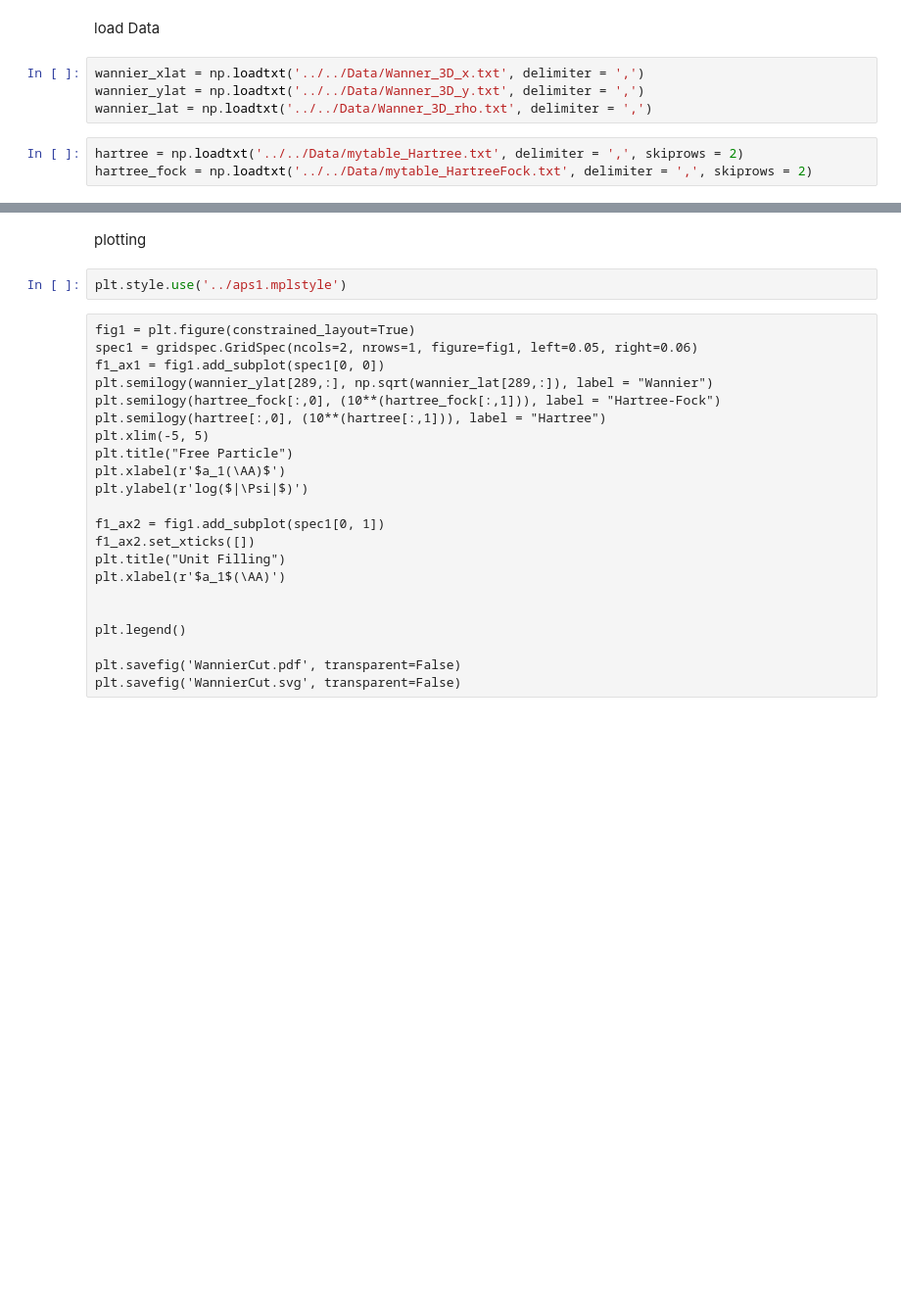
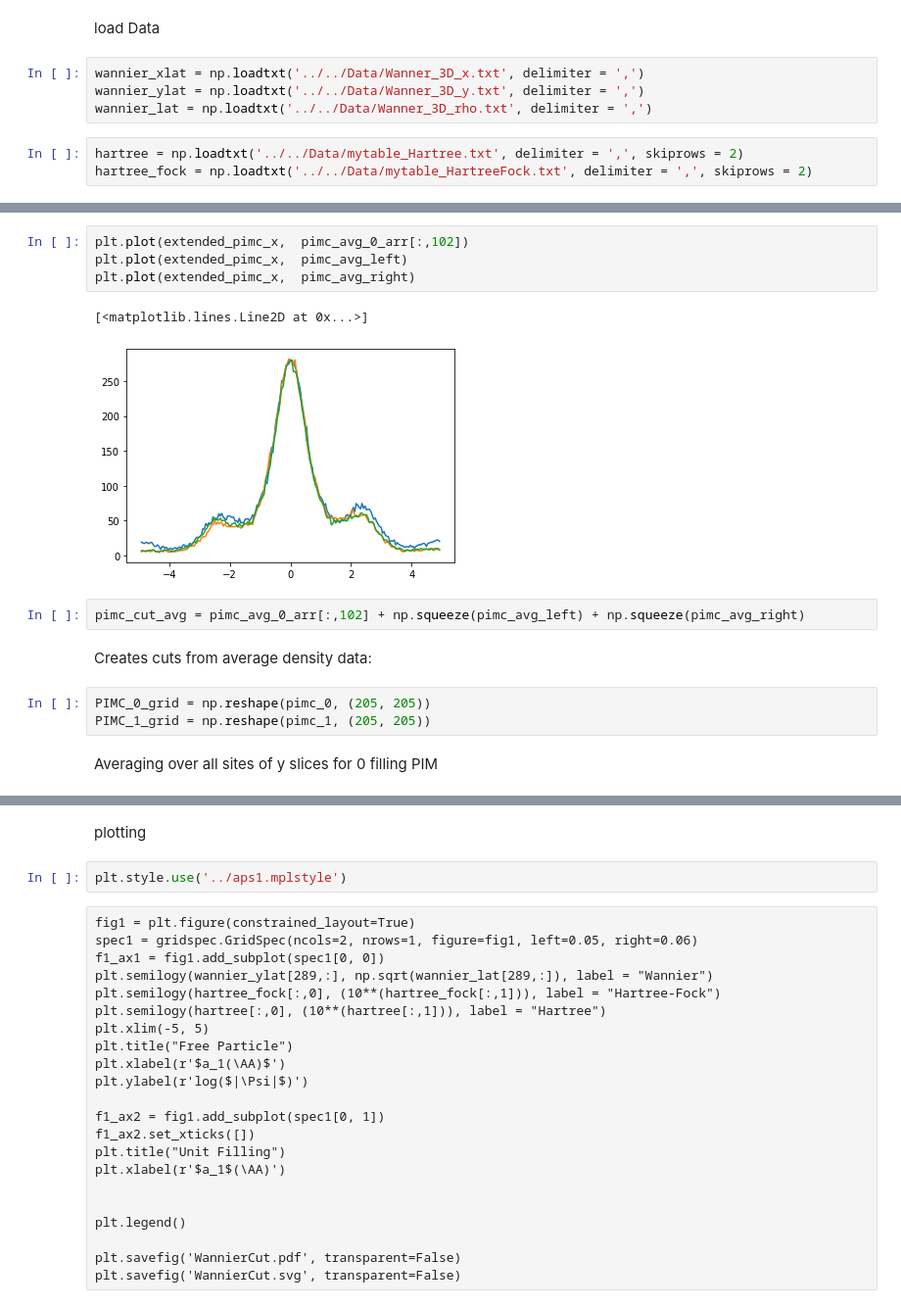
Before and after one commit to DelMaestroGroup/papers-code-BoseHubbardModelHeAdsorptionGraphene, a Jupyter notebook: Figures/Wannier3D/WannierCut.ipynb, the cells around one changed output, grey strips where cells are left out. Shown: that part at 98% size. Saved outputs shown, nothing was run; the diff lists cells and outputs as text; blank space fills up the shorter version.

```diff
--- a/Figures/Wannier3D/WannierCut.ipynb
+++ b/Figures/Wannier3D/WannierCut.ipynb
@@ -16,0 +148,16 @@ hartree_fock = np.loadtxt('../../Data/mytable_HartreeFock.txt', delimiter = ',',
+# %%
+plt.plot(extended_pimc_x,  pimc_avg_0_arr[:,102])
+plt.plot(extended_pimc_x,  pimc_avg_left)
+plt.plot(extended_pimc_x,  pimc_avg_right)
+# %% [output]
+[<matplotlib.lines.Line2D at 0x...>]
+[figure, added]
+# %%
+pimc_cut_avg = pimc_avg_0_arr[:,102] + np.squeeze(pimc_avg_left) + np.squeeze(pimc_avg_right)
+# %% [markdown]
+Creates cuts from average density data:
+# %%
+PIMC_0_grid = np.reshape(pimc_0, (205, 205))
+PIMC_1_grid = np.reshape(pimc_1, (205, 205))
+# %% [markdown]
+Averaging over all sites of y slices for 0 filling PIM
```
Also changed, not shown: parts of 20 cells of this notebook, 1 other file.
